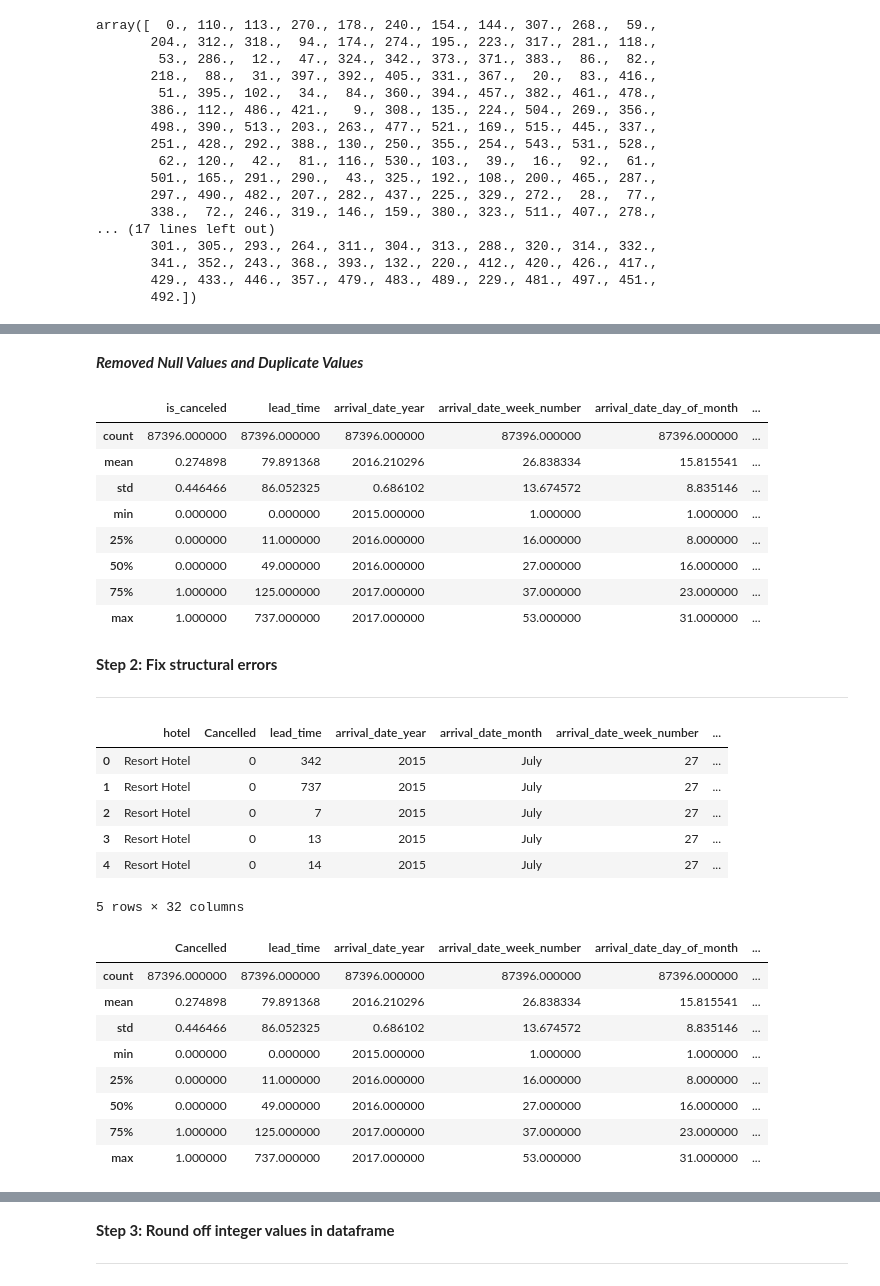
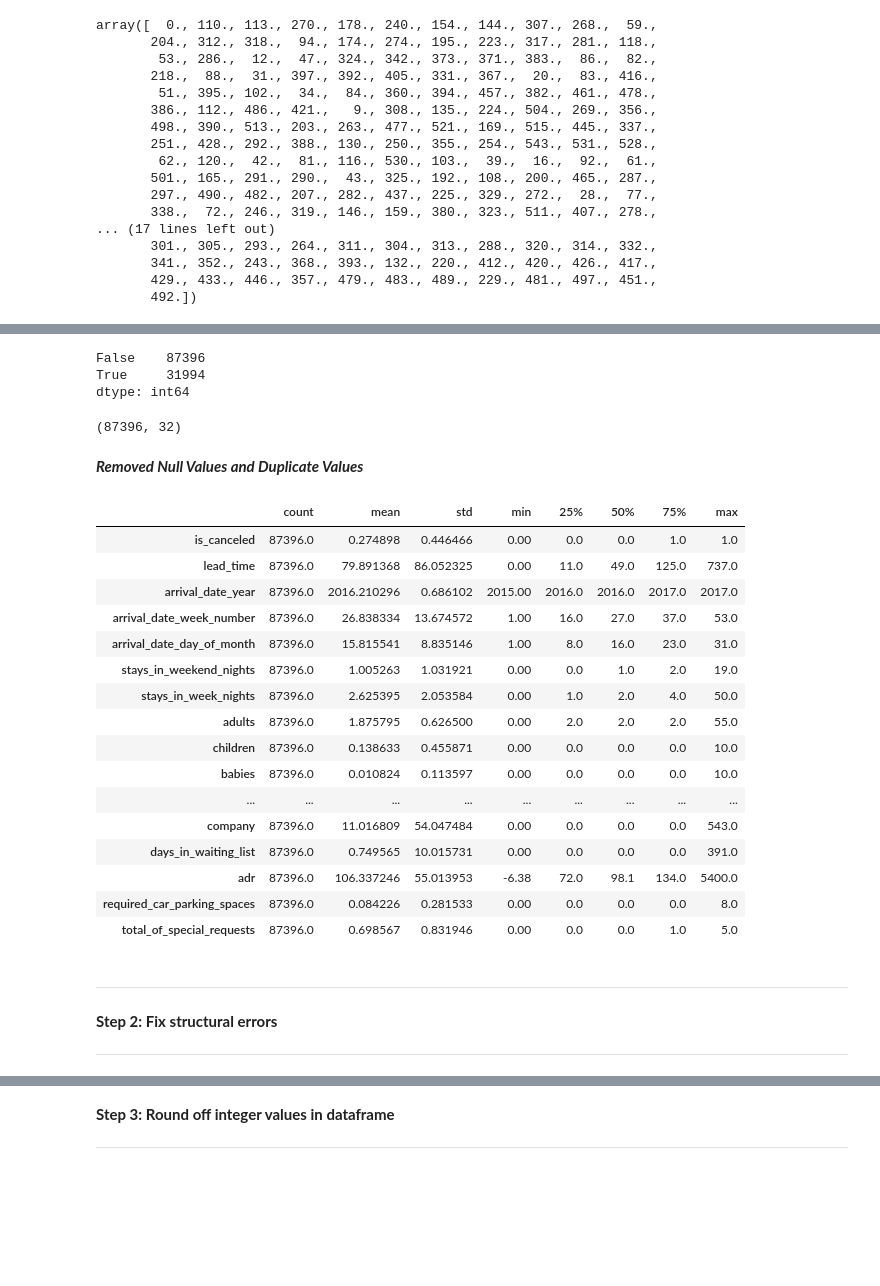
Before and after one commit to Jasjot-Kaur/Hotel-Booking-Analysis, a Jupyter notebook: Hotel_Bookings_Exploratory_Data_Analysis.ipynb, the cells around one changed output, grey strips where cells are left out. Cells and saved outputs as stored; diff of their text form; code cells hidden in the pictures; blank space fills up the shorter version.

```diff
--- a/Hotel_Bookings_Exploratory_Data_Analysis.ipynb
+++ b/Hotel_Bookings_Exploratory_Data_Analysis.ipynb
@@ -276,0 +279,7 @@ df_h1.shape
+# %%
+df_h.duplicated().value_counts()           # duplicated() method indicates duplicate values with True
+                                           # value_counts() returns object containing counts of unique values
+# %% [output]
+False    87396
+True     31994
+dtype: int64
@@ -277,17 +288,31 @@ df_h1.shape
+# %%
+df_h1.shape    # returns the size, i.e. rows and columns of the dataframe
+# %% [output]
+(87396, 32)
 # %% [markdown]
 ***Removed Null Values and Duplicate Values***
-# %%
-df_h1.describe()
-# %% [output]
-|  | is_canceled | lead_time | arrival_date_year | arrival_date_week_number | arrival_date_day_of_month | ... |
-| count | 87396.000000 | 87396.000000 | 87396.000000 | 87396.000000 | 87396.000000 | ... |
-| mean | 0.274898 | 79.891368 | 2016.210296 | 26.838334 | 15.815541 | ... |
-| std | 0.446466 | 86.052325 | 0.686102 | 13.674572 | 8.835146 | ... |
-| min | 0.000000 | 0.000000 | 2015.000000 | 1.000000 | 1.000000 | ... |
-| 25% | 0.000000 | 11.000000 | 2016.000000 | 16.000000 | 8.000000 | ... |
-| 50% | 0.000000 | 49.000000 | 2016.000000 | 27.000000 | 16.000000 | ... |
-| 75% | 1.000000 | 125.000000 | 2017.000000 | 37.000000 | 23.000000 | ... |
-| max | 1.000000 | 737.000000 | 2017.000000 | 53.000000 | 31.000000 | ... |
+# %%
+df_h1.describe().T  # again check the desciption of the modified data and observe the changes reflected
+# %% [output]
+|  | count | mean | std | min | 25% | 50% | 75% | max |
+| is_canceled | 87396.0 | 0.274898 | 0.446466 | 0.00 | 0.0 | 0.0 | 1.0 | 1.0 |
+| lead_time | 87396.0 | 79.891368 | 86.052325 | 0.00 | 11.0 | 49.0 | 125.0 | 737.0 |
+| arrival_date_year | 87396.0 | 2016.210296 | 0.686102 | 2015.00 | 2016.0 | 2016.0 | 2017.0 | 2017.0 |
+| arrival_date_week_number | 87396.0 | 26.838334 | 13.674572 | 1.00 | 16.0 | 27.0 | 37.0 | 53.0 |
+| arrival_date_day_of_month | 87396.0 | 15.815541 | 8.835146 | 1.00 | 8.0 | 16.0 | 23.0 | 31.0 |
+| stays_in_weekend_nights | 87396.0 | 1.005263 | 1.031921 | 0.00 | 0.0 | 1.0 | 2.0 | 19.0 |
+| stays_in_week_nights | 87396.0 | 2.625395 | 2.053584 | 0.00 | 1.0 | 2.0 | 4.0 | 50.0 |
+| adults | 87396.0 | 1.875795 | 0.626500 | 0.00 | 2.0 | 2.0 | 2.0 | 55.0 |
+| children | 87396.0 | 0.138633 | 0.455871 | 0.00 | 0.0 | 0.0 | 0.0 | 10.0 |
+| babies | 87396.0 | 0.010824 | 0.113597 | 0.00 | 0.0 | 0.0 | 0.0 | 10.0 |
+| ... | ... | ... | ... | ... | ... | ... | ... | ... |
+| company | 87396.0 | 11.016809 | 54.047484 | 0.00 | 0.0 | 0.0 | 0.0 | 543.0 |
+| days_in_waiting_list | 87396.0 | 0.749565 | 10.015731 | 0.00 | 0.0 | 0.0 | 0.0 | 391.0 |
+| adr | 87396.0 | 106.337246 | 55.013953 | -6.38 | 72.0 | 98.1 | 134.0 | 5400.0 |
+| required_car_parking_spaces | 87396.0 | 0.084226 | 0.281533 | 0.00 | 0.0 | 0.0 | 0.0 | 8.0 |
+| total_of_special_requests | 87396.0 | 0.698567 | 0.831946 | 0.00 | 0.0 | 0.0 | 1.0 | 5.0 |
+# %% [markdown]
+___
 # %% [markdown]
 **Step 2: Fix structural errors**
 
@@ -297,23 +322 @@ df_h1.describe()
 df_h1 = df_h1.rename(columns={'is_canceled': 'Cancelled', 'is_repeated_guest': 'repeated_guest'})
-# %%
-df_h1.head()
-# %% [output]
-|  | hotel | Cancelled | lead_time | arrival_date_year | arrival_date_month | arrival_date_week_number | ... |
-| 0 | Resort Hotel | 0 | 342 | 2015 | July | 27 | ... |
-| 1 | Resort Hotel | 0 | 737 | 2015 | July | 27 | ... |
-| 2 | Resort Hotel | 0 | 7 | 2015 | July | 27 | ... |
-| 3 | Resort Hotel | 0 | 13 | 2015 | July | 27 | ... |
-| 4 | Resort Hotel | 0 | 14 | 2015 | July | 27 | ... |
-5 rows × 32 columns
-# %%
-df_h1.describe()
-# %% [output]
-|  | Cancelled | lead_time | arrival_date_year | arrival_date_week_number | arrival_date_day_of_month | ... |
-| count | 87396.000000 | 87396.000000 | 87396.000000 | 87396.000000 | 87396.000000 | ... |
-| mean | 0.274898 | 79.891368 | 2016.210296 | 26.838334 | 15.815541 | ... |
-| std | 0.446466 | 86.052325 | 0.686102 | 13.674572 | 8.835146 | ... |
-| min | 0.000000 | 0.000000 | 2015.000000 | 1.000000 | 1.000000 | ... |
-| 25% | 0.000000 | 11.000000 | 2016.000000 | 16.000000 | 8.000000 | ... |
-| 50% | 0.000000 | 49.000000 | 2016.000000 | 27.000000 | 16.000000 | ... |
-| 75% | 1.000000 | 125.000000 | 2017.000000 | 37.000000 | 23.000000 | ... |
-| max | 1.000000 | 737.000000 | 2017.000000 | 53.000000 | 31.000000 | ... |
```
Also changed, not shown: parts of 45 cells of this notebook.
